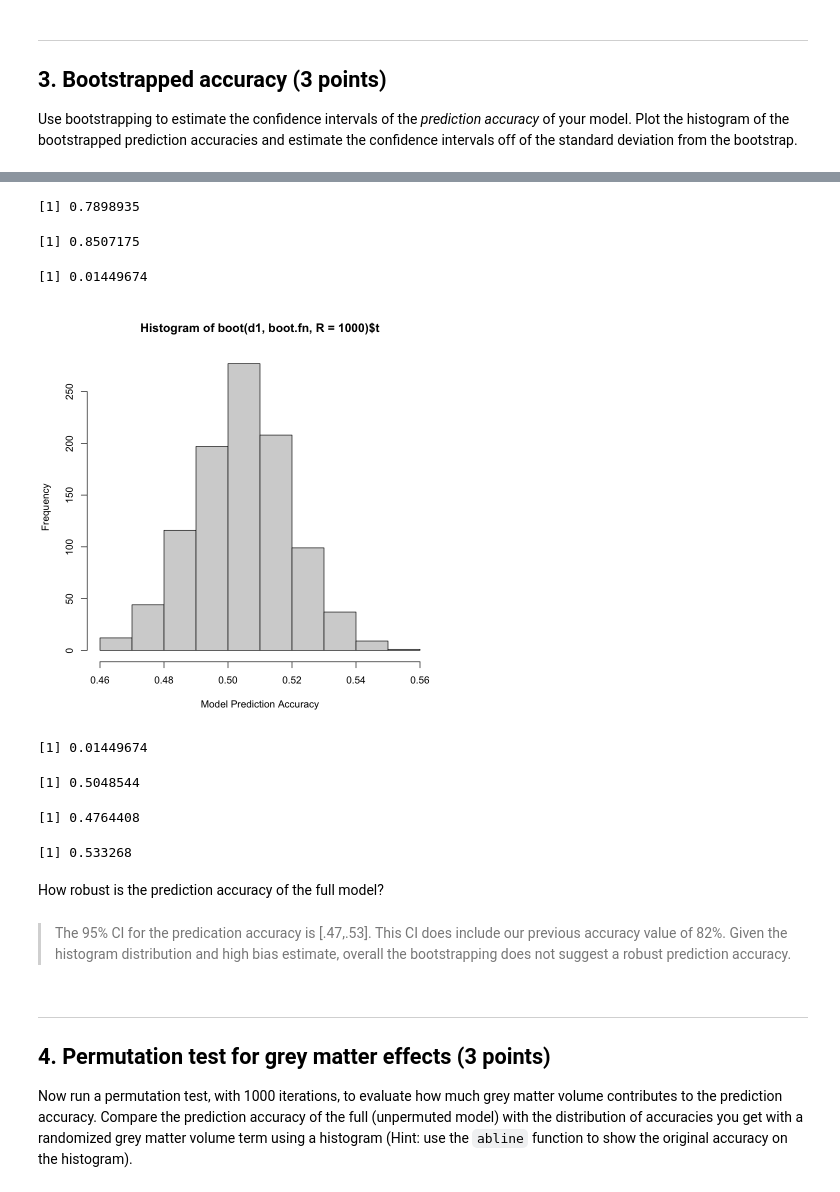
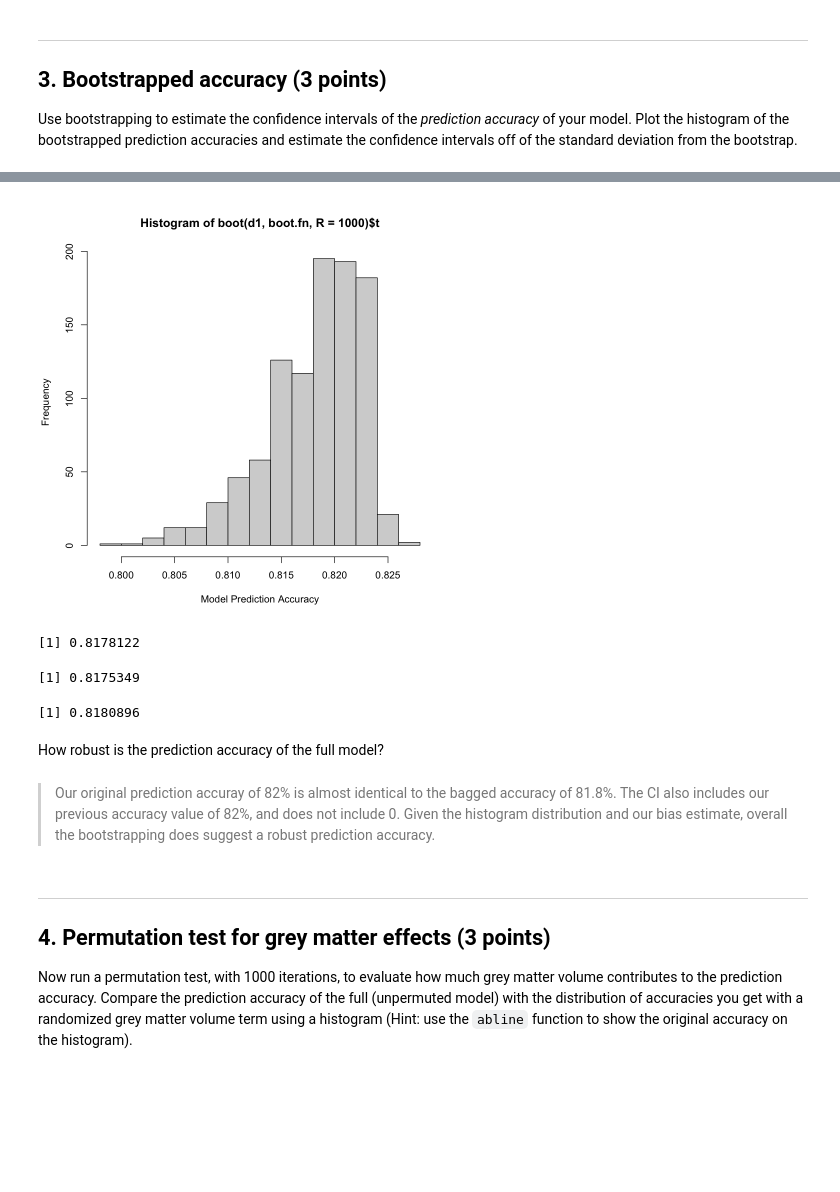
Before and after one commit to sadtangerine/Elie_DSPN_S22, a Jupyter notebook: Homework8.ipynb, the cells around one changed output, grey strips where cells are left out. Drawn from its saved outputs; the diff is of its cells as text; code cells hidden in the pictures; blank space fills up the shorter version.

```diff
--- a/Homework8.ipynb
+++ b/Homework8.ipynb
@@ -83,18 +83,11 @@ Which factors are signficantly associated with gender?
 # %% [markdown]
 (b) Estimate the prediction accuracy of your model (Note: this is the training set accuracy). Set your prediction threshold to 0.5.
 # %%
-glm_ld_df <- data.frame(predict(m1, type = "response"))
-colnames(glm_ld_df) = c('predicted_correct')
+glm_prob=predict(m1, type = "response")
+glm_pred =rep("F",nrow(d1)) #list of female
+glm_pred[glm_prob>0.5]="M" #find the rows that have prob > threshold and cast as male
 
-num_obs = nrow(glm_ld_df)
-glm_ld_df$index = seq(1, num_obs)
-
-threshold = 0.5
-
-glm_ld_df$predicted_binary=rep("F",num_obs) #list of female
-glm_ld_df$predicted_binary[glm_ld_df$predicted_correct>threshold]="M" #find the rows that have prob > threshold and cast as male
-
-confusion_df <- data.frame(glm_ld_df$predicted_binary, d1$Gender)
+confusion_df <- data.frame(glm_pred, d1$Gender)
 colnames(confusion_df) = c('predicted', 'actual')
 
 table(confusion_df)
@@ -121,16 +114,12 @@ library(boot)
 
 boot.fn <- function(data,index){
     m1 <- glm(Gender ~ FS_Tot_WM_Vol + FS_Total_GM_Vol + FS_IntraCranial_Vol, data=data, subset= index, family=binomial())
-    glm_ld_df <- data.frame(predict(m1, type = "response"))
-    colnames(glm_ld_df) = c('predicted_correct')
-    num_obs = nrow(glm_ld_df)
-    glm_ld_df$index = seq(1, num_obs)
-    threshold = 0.5
-    glm_ld_df$predicted_binary=rep("F",num_obs)
-    glm_ld_df$predicted_binary[glm_ld_df$predicted_correct>threshold]="M"
-    confusion_df <- data.frame(glm_ld_df$predicted_binary, d1$Gender)
+    glm_prob=predict(m1,d1,type = "response")
+    glm_pred =rep("F",nrow(d1))
+    glm_pred[glm_prob>0.5]="M"
+
+    confusion_df <- data.frame(glm_pred, d1$Gender)
     colnames(confusion_df) = c('predicted', 'actual')
-    table(confusion_df)
 
     return(mean(confusion_df$predicted == confusion_df$actual))
 }
@@ -157,24 +146,20 @@ t1* 0.8203055 -0.315451  0.01449674
-[1] 0.7898935
-[1] 0.8507175
-[1] 0.01449674
-[figure, old version]
+[figure, new version]
 # %%
-boot_obj$t %>% sd()
+boot_obj$t %>% sd() -> boot_sd
 boot_obj$t %>% mean()
 
-CI_value = 1.96*boot_obj$t %>% sd()
+CI_value = qnorm(.975)*(boot_sd/sqrt(nrow(d1)))
 #calculating CI values
 (boot_obj$t %>% mean()) - CI_value
 (boot_obj$t %>% mean()) + CI_value
 # %% [output]
-[1] 0.01449674
+[1] 0.8178122
-[1] 0.5048544
+[1] 0.8175349
-[1] 0.4764408
+[1] 0.8180896
-[1] 0.533268
 # %% [markdown]
 How robust is the prediction accuracy of the full model?
 # %% [markdown]
-> The 95% CI for the predication accuracy is \[.47,.53\]. This CI does include our previous accuracy value of 82%. Given the histogram distribution and high bias estimate, overall the bootstrapping does not suggest a robust prediction accuracy.
+> Our original prediction accuray of 82% is almost identical to the bagged accuracy of 81.8%. The CI also includes our previous accuracy value of 82%, and does not include 0. Given the histogram distribution and our bias estimate, overall the bootstrapping does suggest a robust prediction accuracy.
 # %% [markdown]
 ---
 ## 4. Permutation test for grey matter effects (3 points)
```
Also changed, not shown: parts of 6 cells of this notebook.
